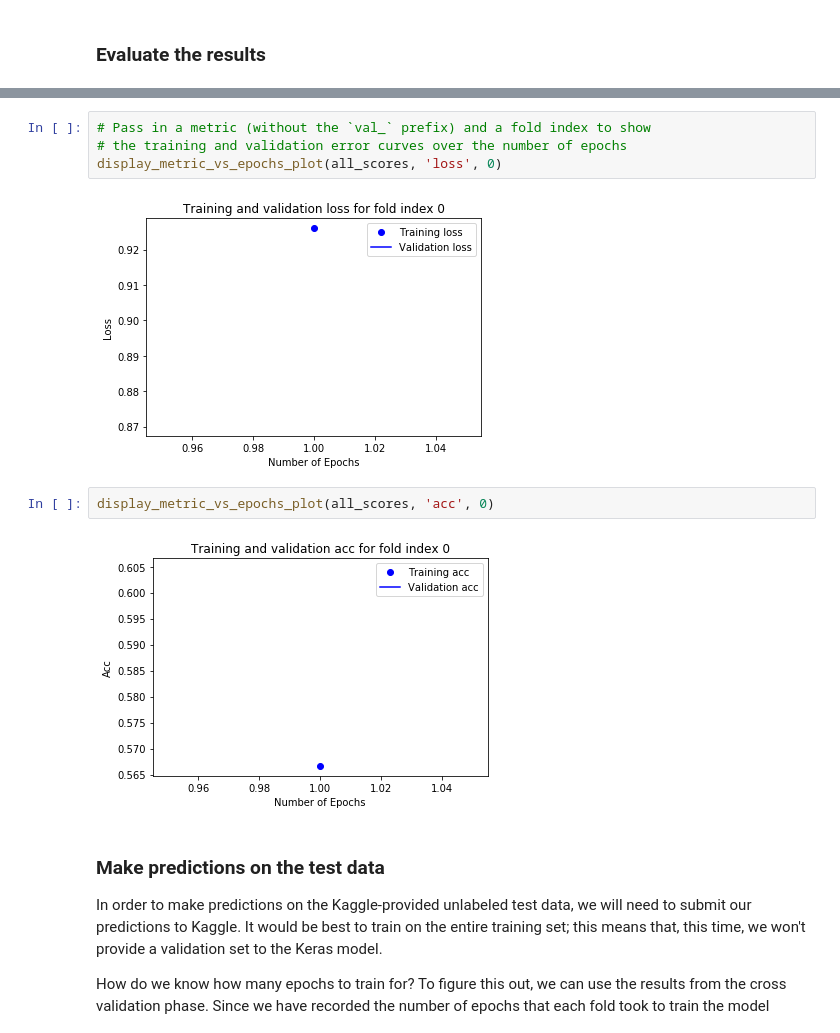
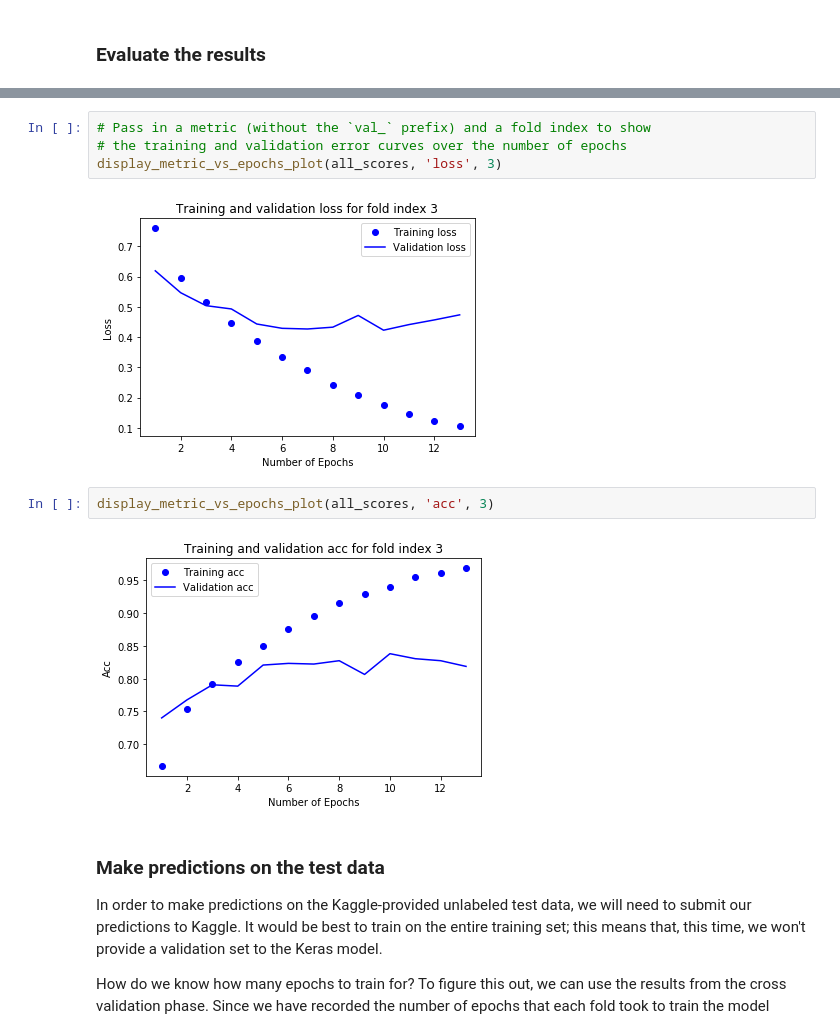
Before and after one commit to mrbarbasa/kaggle-spooky-author, a Jupyter notebook: code/02_glove_cnn_model.ipynb, the cells around one changed output, grey strips where cells are left out. Saved outputs shown, nothing was run; the diff lists cells and outputs as text.

```diff
--- a/code/02_glove_cnn_model.ipynb
+++ b/code/02_glove_cnn_model.ipynb
@@ -297,13 +289,13 @@ best_score_num_epochs
 # %%
 # Pass in a metric (without the `val_` prefix) and a fold index to show
 # the training and validation error curves over the number of epochs
-display_metric_vs_epochs_plot(all_scores, 'loss', 0)
+display_metric_vs_epochs_plot(all_scores, 'loss', 3)
 # %% [output]
-[figure, old version]
+[figure, new version]
 # %%
-display_metric_vs_epochs_plot(all_scores, 'acc', 0)
+display_metric_vs_epochs_plot(all_scores, 'acc', 3)
 # %% [output]
-[figure, old version]
+[figure, new version]
 # %% [markdown]
 ### Make predictions on the test data
 In order to make predictions on the Kaggle-provided unlabeled test data, we will need to submit our predictions to Kaggle. It would be best to train on the entire training set; this means that, this time, we won't provide a validation set to the Keras model.
```
Also changed, not shown: parts of 7 cells of this notebook, 1 other file.
